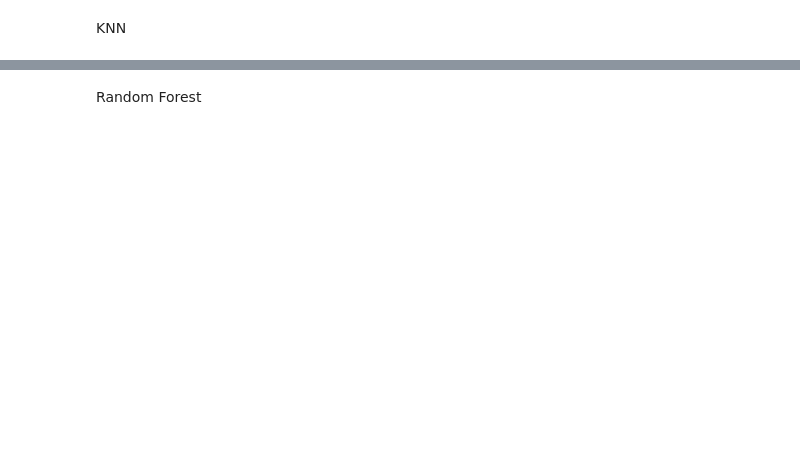
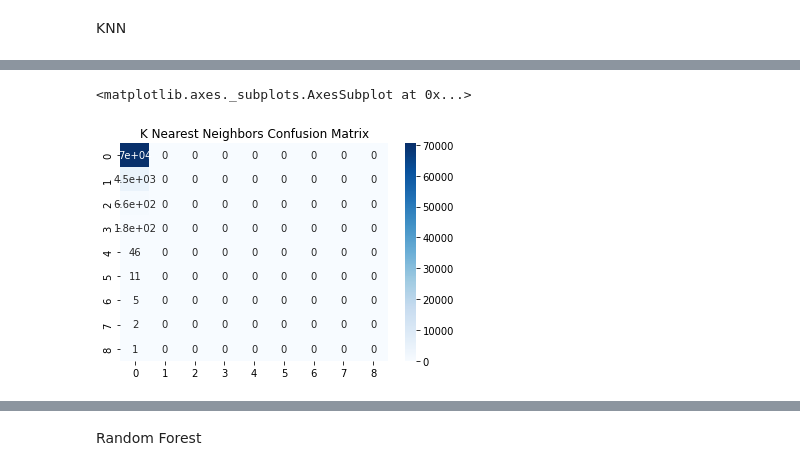
Before and after one commit to shane-moxley/accident-fatality-prediction, a Jupyter notebook: AI4ALL_Car_Accidents_Project.ipynb, the cells around one changed output, grey strips where cells are left out. Cells and saved outputs as stored; diff of their text form; code cells hidden in the pictures; blank space fills up the shorter version.

```diff
--- a/AI4ALL_Car_Accidents_Project.ipynb
+++ b/AI4ALL_Car_Accidents_Project.ipynb
@@ -113,5 +145,5 @@ Training data set and testing data set selection for KNN and random forest
 # %%
-X, y = clean_df.drop(columns=['FATALS']), clean_df['FATALS']
+X, y = clean_df.drop(columns=['FATALITIES']), clean_df['FATALITIES']
 
 X_train, X_test, y_train, y_test = train_test_split(X, y,
                                                     test_size=0.3,
@@ -136,0 +212,7 @@ for model, ax in zip (classifiers, axes):
+# %%
+plt.plot()
+plt.title("K Nearest Neighbors Confusion Matrix")
+sns.heatmap(cm_knn,annot=True, cmap = "Blues")
+# %% [output]
+<matplotlib.axes._subplots.AxesSubplot at 0x...>
+[figure, added]
```
Also changed, not shown: parts of 34 cells of this notebook.
